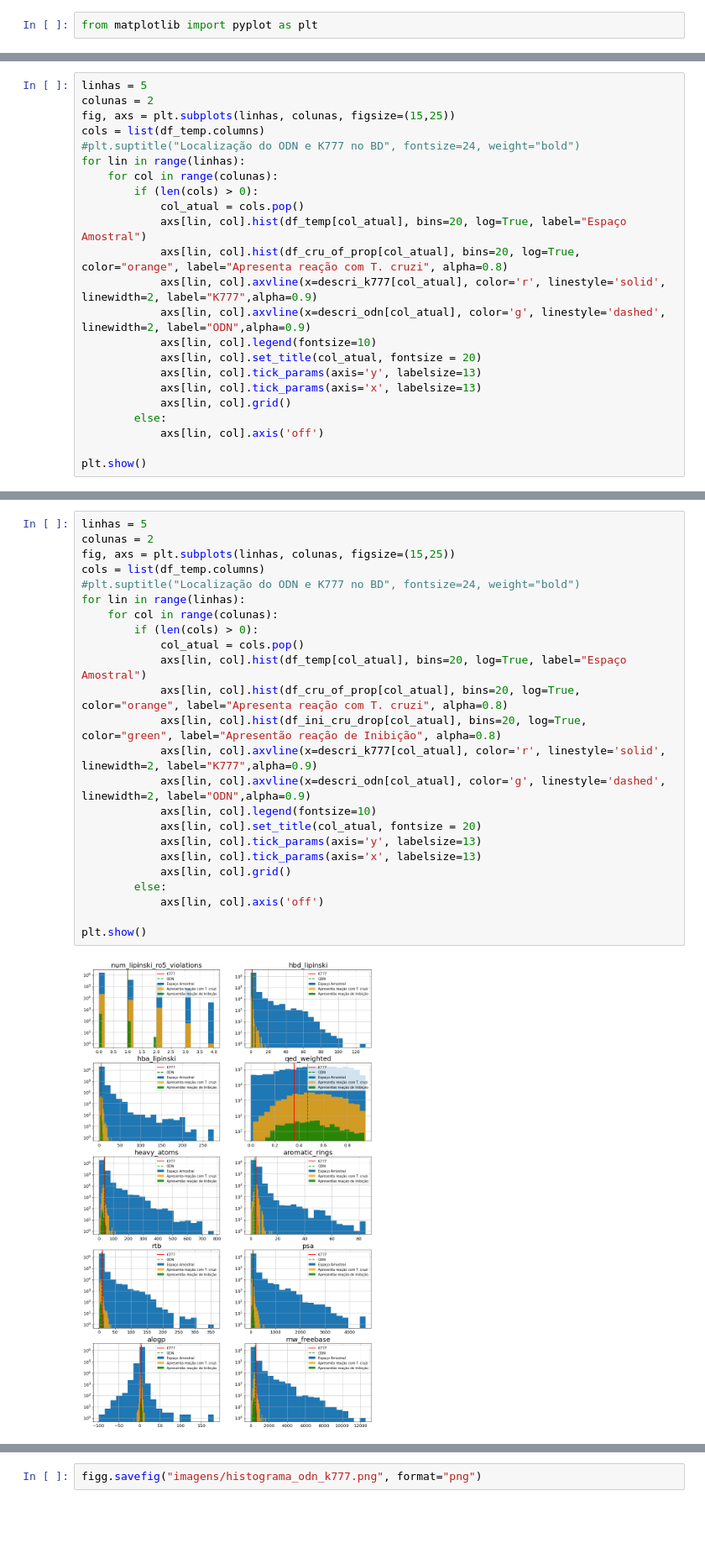
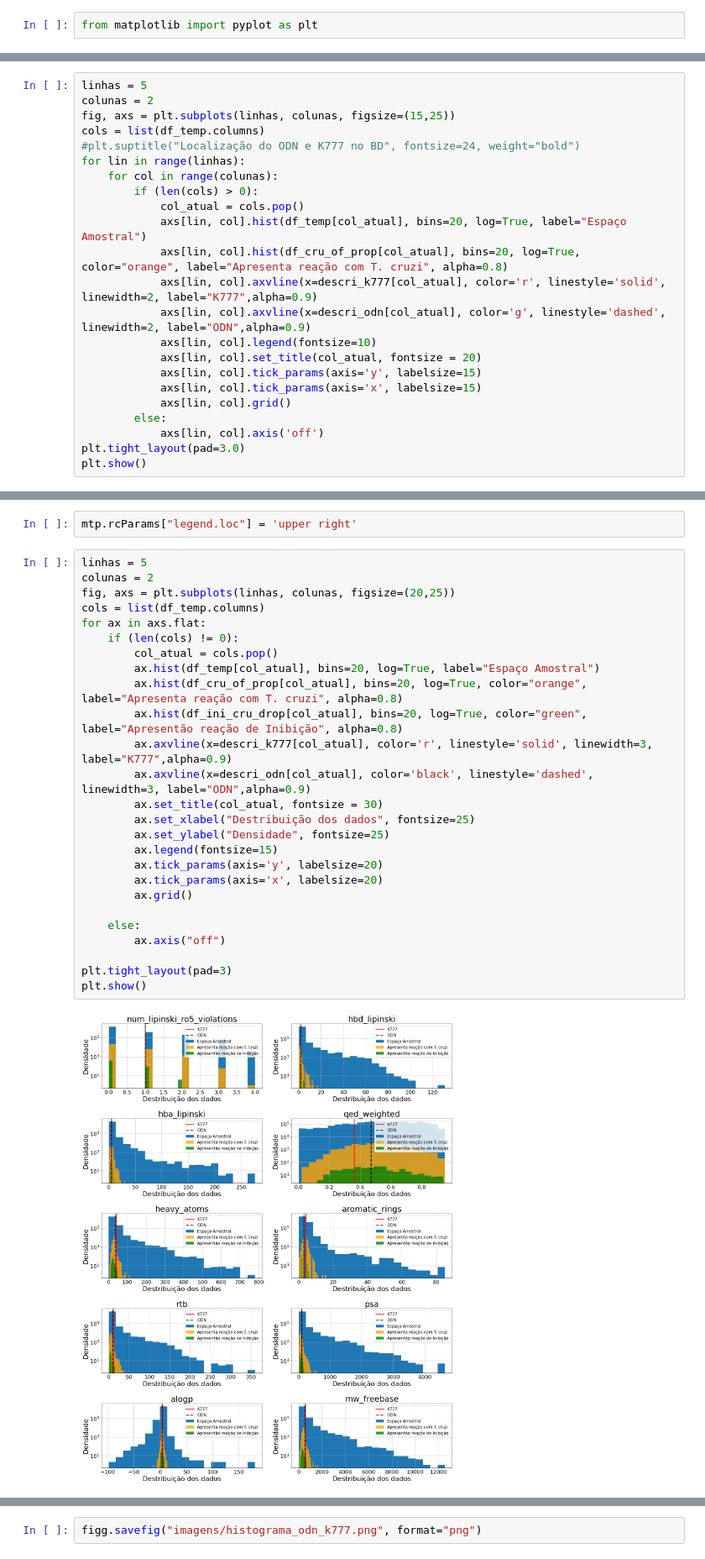
Before and after one commit to alverad-katsuro/chembl_analyser, a Jupyter notebook: cruzipain/k777_odn_in_data.ipynb, the cells around one changed output, grey strips where cells are left out. Shown at 84% size. Saved outputs shown, nothing was run; the diff lists cells and outputs as text; blank space fills up the shorter version.

```diff
--- a/cruzipain/k777_odn_in_data.ipynb
+++ b/cruzipain/k777_odn_in_data.ipynb
@@ -154,11 +141,11 @@ for lin in range(linhas):
             axs[lin, col].axvline(x=descri_odn[col_atual], color='g', linestyle='dashed', linewidth=2, label="ODN",alpha=0.9)
             axs[lin, col].legend(fontsize=10)
             axs[lin, col].set_title(col_atual, fontsize = 20)
-            axs[lin, col].tick_params(axis='y', labelsize=13)
-            axs[lin, col].tick_params(axis='x', labelsize=13)
+            axs[lin, col].tick_params(axis='y', labelsize=15)
+            axs[lin, col].tick_params(axis='x', labelsize=15)
             axs[lin, col].grid()
         else:
             axs[lin, col].axis('off')
-
+plt.tight_layout(pad=3.0)
 plt.show()
 # %% [output]
@@ -166,26 +153,30 @@ plt.show()
+# %%
+mtp.rcParams["legend.loc"] = 'upper right'
 # %%
 linhas = 5
 colunas = 2
-fig, axs = plt.subplots(linhas, colunas, figsize=(15,25))
+fig, axs = plt.subplots(linhas, colunas, figsize=(20,25))
 cols = list(df_temp.columns)
-#plt.suptitle("Localização do ODN e K777 no BD", fontsize=24, weight="bold")
-for lin in range(linhas):
-    for col in range(colunas):
-        if (len(cols) > 0):
-            col_atual = cols.pop()
-            axs[lin, col].hist(df_temp[col_atual], bins=20, log=True, label="Espaço Amostral")
-            axs[lin, col].hist(df_cru_of_prop[col_atual], bins=20, log=True, color="orange", label="Apresenta reação com T. cruzi", alpha=0.8)
-            axs[lin, col].hist(df_ini_cru_drop[col_atual], bins=20, log=True, color="green", label="Apresentão reação de Inibição", alpha=0.8)
-            axs[lin, col].axvline(x=descri_k777[col_atual], color='r', linestyle='solid', linewidth=2, label="K777",alpha=0.9)
-            axs[lin, col].axvline(x=descri_odn[col_atual], color='g', linestyle='dashed', linewidth=2, label="ODN",alpha=0.9)
-            axs[lin, col].legend(fontsize=10)
-            axs[lin, col].set_title(col_atual, fontsize = 20)
-            axs[lin, col].tick_params(axis='y', labelsize=13)
-            axs[lin, col].tick_params(axis='x', labelsize=13)
-            axs[lin, col].grid()
-        else:
-            axs[lin, col].axis('off')
+for ax in axs.flat:
+    if (len(cols) != 0):
+        col_atual = cols.pop()
+        ax.hist(df_temp[col_atual], bins=20, log=True, label="Espaço Amostral")
+        ax.hist(df_cru_of_prop[col_atual], bins=20, log=True, color="orange", label="Apresenta reação com T. cruzi", alpha=0.8)
+        ax.hist(df_ini_cru_drop[col_atual], bins=20, log=True, color="green", label="Apresentão reação de Inibição", alpha=0.8)
+        ax.axvline(x=descri_k777[col_atual], color='r', linestyle='solid', linewidth=3, label="K777",alpha=0.9)
+        ax.axvline(x=descri_odn[col_atual], color='black', linestyle='dashed', linewidth=3, label="ODN",alpha=0.9)
+        ax.set_title(col_atual, fontsize = 30)
+        ax.set_xlabel("Destribuição dos dados", fontsize=25)
+        ax.set_ylabel("Densidade", fontsize=25)
+        ax.legend(fontsize=15)
+        ax.tick_params(axis='y', labelsize=20)
+        ax.tick_params(axis='x', labelsize=20)
+        ax.grid()
 
+    else:
+        ax.axis("off")
+
+plt.tight_layout(pad=3)
 plt.show()
 # %% [output]
-[figure, old version]
+[figure, new version]
```
Also changed, not shown: parts of 11 cells of this notebook, 9 other files.
